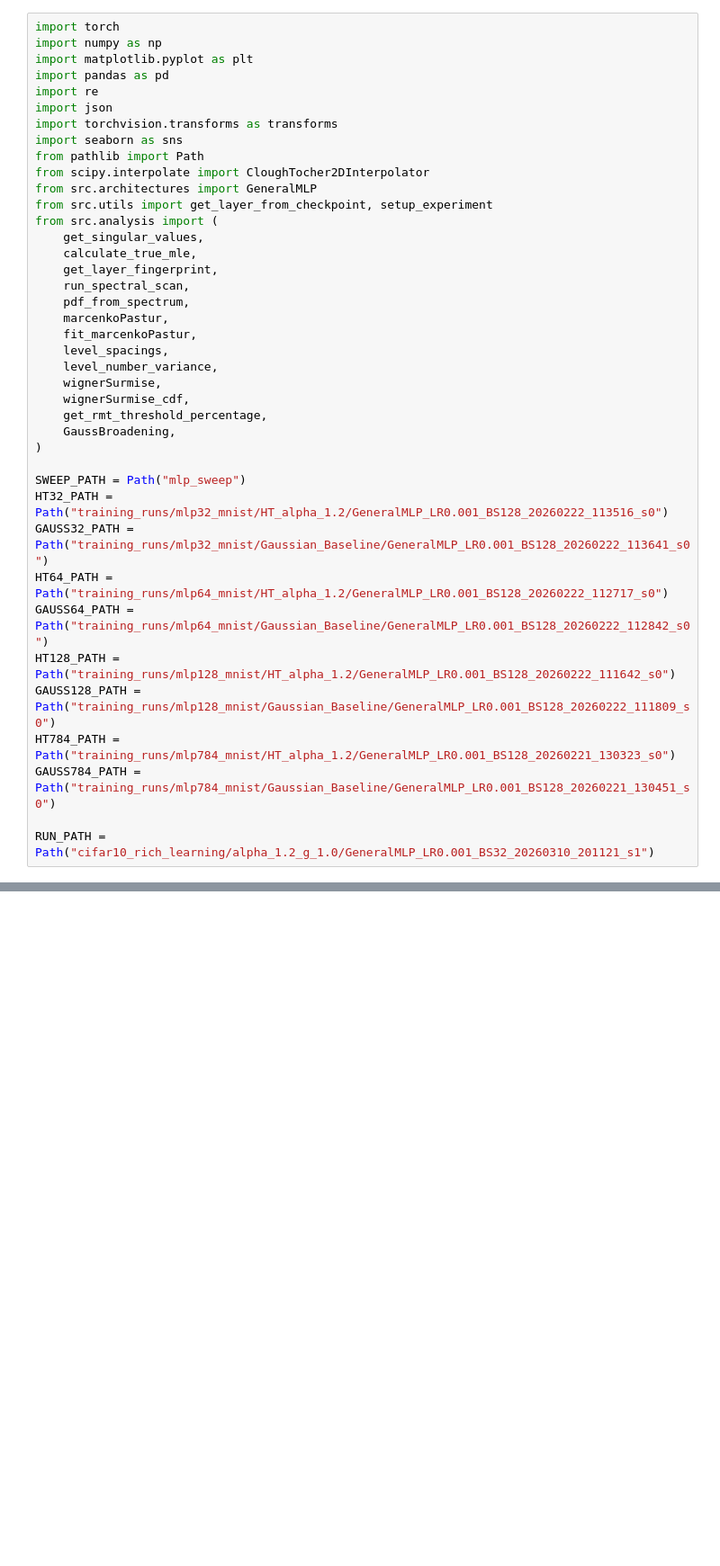
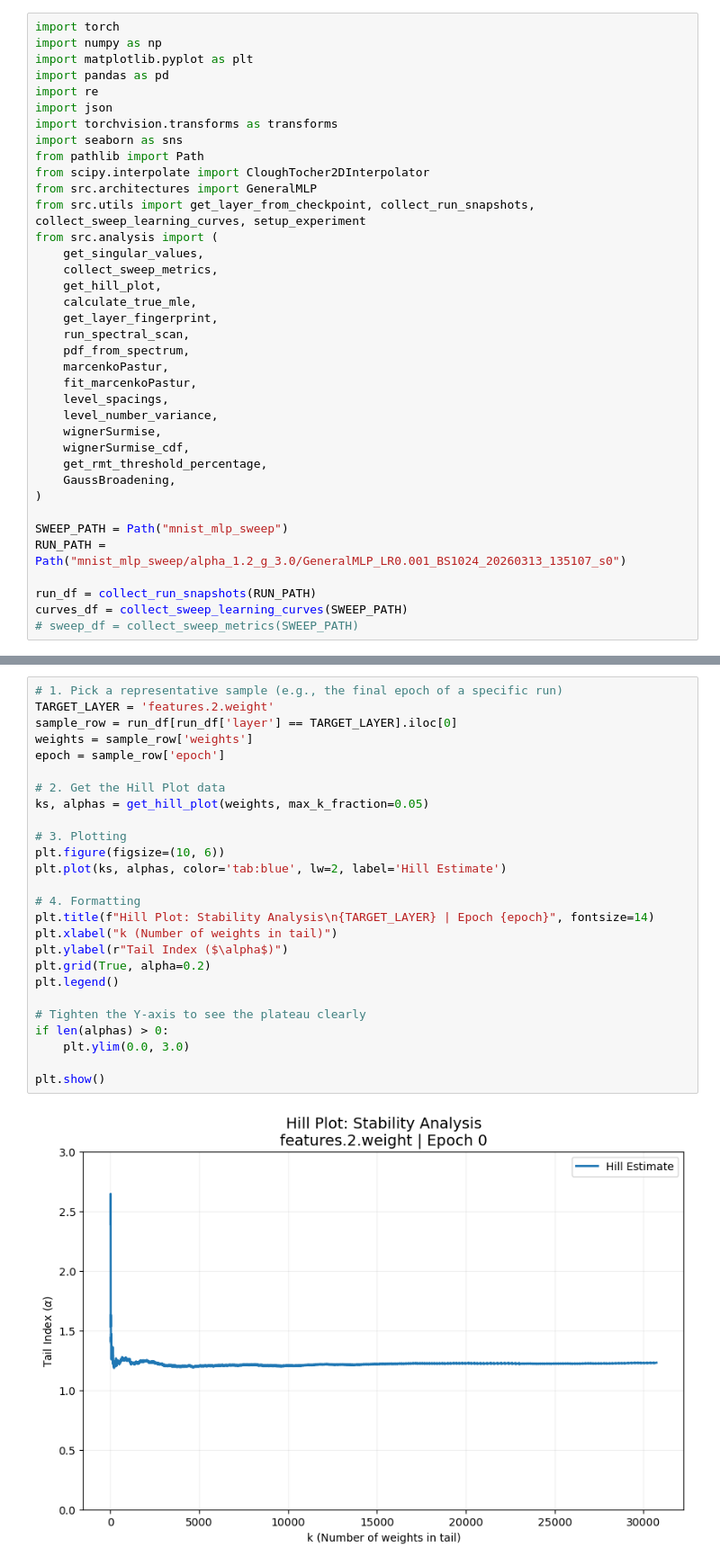
Before and after one commit to YiHaoFromEarth/ht-initialisation-dynamics, a Jupyter notebook: plots.ipynb, the cells around one changed output, grey strips where cells are left out. Shown at 90% size. Saved outputs shown, nothing was run; the diff lists cells and outputs as text; blank space fills up the shorter version.

```diff
--- a/plots.ipynb
+++ b/plots.ipynb
@@ -10,9 +10,11 @@ import seaborn as sns
 from pathlib import Path
 from scipy.interpolate import CloughTocher2DInterpolator
 from src.architectures import GeneralMLP
-from src.utils import get_layer_from_checkpoint, setup_experiment
+from src.utils import get_layer_from_checkpoint, collect_run_snapshots, collect_sweep_learning_curves, setup_experiment
 from src.analysis import (
     get_singular_values,
+    collect_sweep_metrics,
+    get_hill_plot,
     calculate_true_mle,
     get_layer_fingerprint,
     run_spectral_scan,
@@ -27,14 +29,9 @@ from src.analysis import (
     GaussBroadening,
 )
 
-SWEEP_PATH = Path("mlp_sweep")
-HT32_PATH = Path("training_runs/mlp32_mnist/HT_alpha_1.2/GeneralMLP_LR0.001_BS128_20260222_113516_s0")
-GAUSS32_PATH = Path("training_runs/mlp32_mnist/Gaussian_Baseline/GeneralMLP_LR0.001_BS128_20260222_113641_s0")
-HT64_PATH = Path("training_runs/mlp64_mnist/HT_alpha_1.2/GeneralMLP_LR0.001_BS128_20260222_112717_s0")
-GAUSS64_PATH = Path("training_runs/mlp64_mnist/Gaussian_Baseline/GeneralMLP_LR0.001_BS128_20260222_112842_s0")
-HT128_PATH = Path("training_runs/mlp128_mnist/HT_alpha_1.2/GeneralMLP_LR0.001_BS128_20260222_111642_s0")
-GAUSS128_PATH = Path("training_runs/mlp128_mnist/Gaussian_Baseline/GeneralMLP_LR0.001_BS128_20260222_111809_s0")
-HT784_PATH = Path("training_runs/mlp784_mnist/HT_alpha_1.2/GeneralMLP_LR0.001_BS128_20260221_130323_s0")
-GAUSS784_PATH = Path("training_runs/mlp784_mnist/Gaussian_Baseline/GeneralMLP_LR0.001_BS128_20260221_130451_s0")
+SWEEP_PATH = Path("mnist_mlp_sweep")
+RUN_PATH = Path("mnist_mlp_sweep/alpha_1.2_g_3.0/GeneralMLP_LR0.001_BS1024_20260313_135107_s0")
 
-RUN_PATH = Path("cifar10_rich_learning/alpha_1.2_g_1.0/GeneralMLP_LR0.001_BS32_20260310_201121_s1")
+run_df = collect_run_snapshots(RUN_PATH)
+curves_df = collect_sweep_learning_curves(SWEEP_PATH)
+# sweep_df = collect_sweep_metrics(SWEEP_PATH)
@@ -40,0 +41,28 @@ RUN_PATH = Path("cifar10_rich_learning/alpha_1.2_g_1.0/GeneralMLP_LR0.001_BS32_2
+# %%
+# 1. Pick a representative sample (e.g., the final epoch of a specific run)
+TARGET_LAYER = 'features.2.weight'
+sample_row = run_df[run_df['layer'] == TARGET_LAYER].iloc[0]
+weights = sample_row['weights']
+epoch = sample_row['epoch']
+
+# 2. Get the Hill Plot data
+ks, alphas = get_hill_plot(weights, max_k_fraction=0.05)
+
+# 3. Plotting
+plt.figure(figsize=(10, 6))
+plt.plot(ks, alphas, color='tab:blue', lw=2, label='Hill Estimate')
+
+# 4. Formatting
+plt.title(f"Hill Plot: Stability Analysis\n{TARGET_LAYER} | Epoch {epoch}", fontsize=14)
+plt.xlabel("k (Number of weights in tail)")
+plt.ylabel(r"Tail Index ($\alpha$)")
+plt.grid(True, alpha=0.2)
+plt.legend()
+
+# Tighten the Y-axis to see the plateau clearly
+if len(alphas) > 0:
+    plt.ylim(0.0, 3.0)
+
+plt.show()
+# %% [output]
+[figure, added]
```
Also changed, not shown: parts of 10 cells of this notebook, 10 other files.
